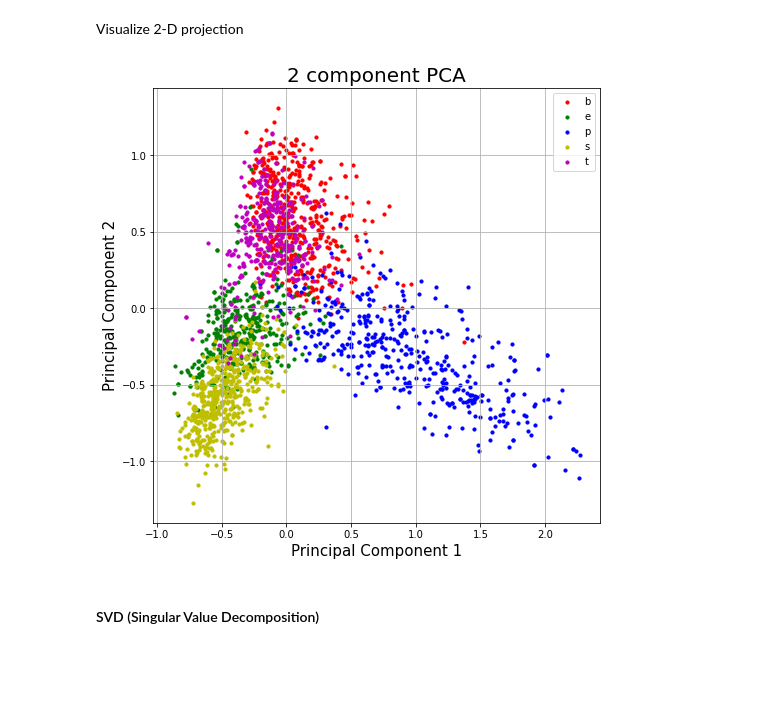
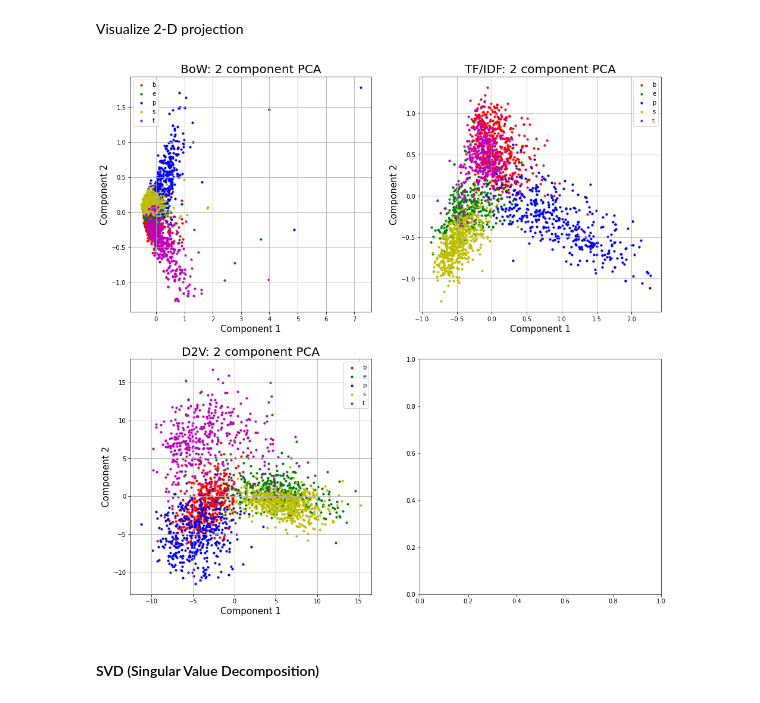
Before and after one commit to mar-fritz/data-mining-assignment-2, a Jupyter notebook: ergasia2.ipynb, the cells around one changed output. Saved outputs shown, nothing was run; the diff lists cells and outputs as text; code cells hidden in the pictures; blank space fills up the shorter version.

```diff
--- a/ergasia2.ipynb
+++ b/ergasia2.ipynb
@@ -815,7 +868,9 @@ From the documentation: <br>
 # %%
-from sklearn.preprocessing import MaxAbsScaler
+from sklearn.preprocessing import MaxAbsScaler, StandardScaler
 
 # Standardizing the features
 X_bow_scaled = MaxAbsScaler().fit_transform(X_bow)
 X_tfidf_scaled = MaxAbsScaler().fit_transform(X_tfidf)
+
+X_d2v_scaled = StandardScaler().fit_transform(X_d2v)
 # %% [markdown]
@@ -846,5 +901,6 @@ from sklearn.decomposition import PCA
 pca = PCA(n_components=2)
 X_bow_pca = pca.fit_transform(X_bow_scaled.todense())
 X_tfidf_pca = pca.fit_transform(X_tfidf_scaled.todense())
+X_d2v_pca = pca.fit_transform(X_d2v_scaled)
 # %% [markdown]
 Visualize 2-D projection
@@ -853,22 +907,9 @@ testdf = pd.DataFrame(X_tfidf_pca, index=datadf.index, columns=["principal compo
-# %%
-fig = plt.figure(figsize = (8,8))
-ax = fig.add_subplot(1,1,1)
-ax.set_xlabel('Principal Component 1', fontsize = 15)
-ax.set_ylabel('Principal Component 2', fontsize = 15)
-ax.set_title('2 component PCA', fontsize = 20)
-
-targets = ['b', 'e', 'p', 's', 't']
-colors = ['r', 'g', 'b', 'y', 'm']
-for target, color in zip(targets,colors):
-    indicesToKeep = datadf.filter(like=target, axis=0).index
-    ax.scatter(testdf.loc[indicesToKeep, 'principal component 1']
-               , testdf.loc[indicesToKeep, 'principal component 2']
-               , c = color
-               , s = 10)
-ax.legend(targets)
-ax.grid()
-# %% [output]
-[figure, removed]
+# %%
+visualize_2d_projection(X_bow_pca, X_tfidf_pca, X_d2v_pca,
+                        '2 component PCA', ['r', 'g', 'b', 'y', 'm'],
+                        ['b', 'e', 'p', 's', 't'])
+# %% [output]
+[figure, added]
 # %% [markdown]
 #### SVD (Singular Value Decomposition)
 # %% [markdown]
```
Also changed, not shown: parts of 20 cells of this notebook.
